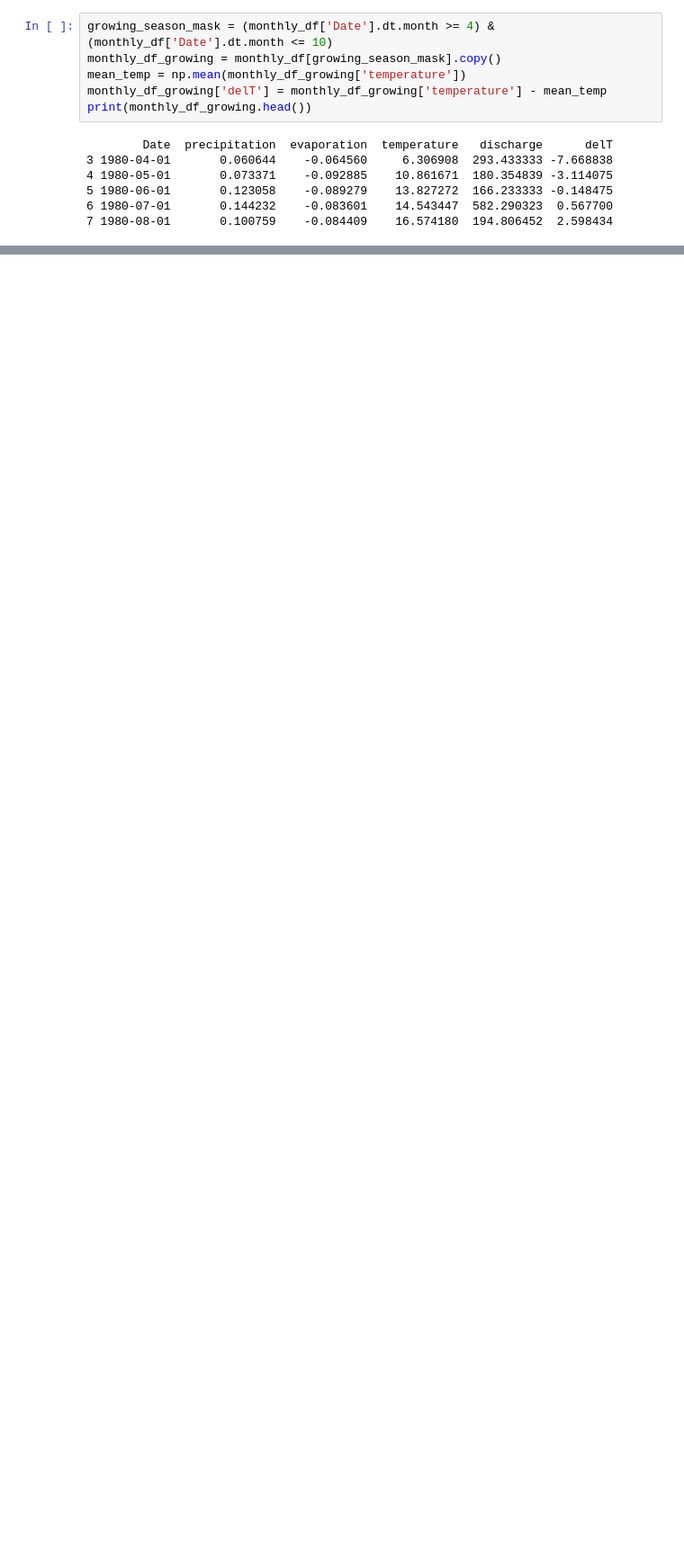
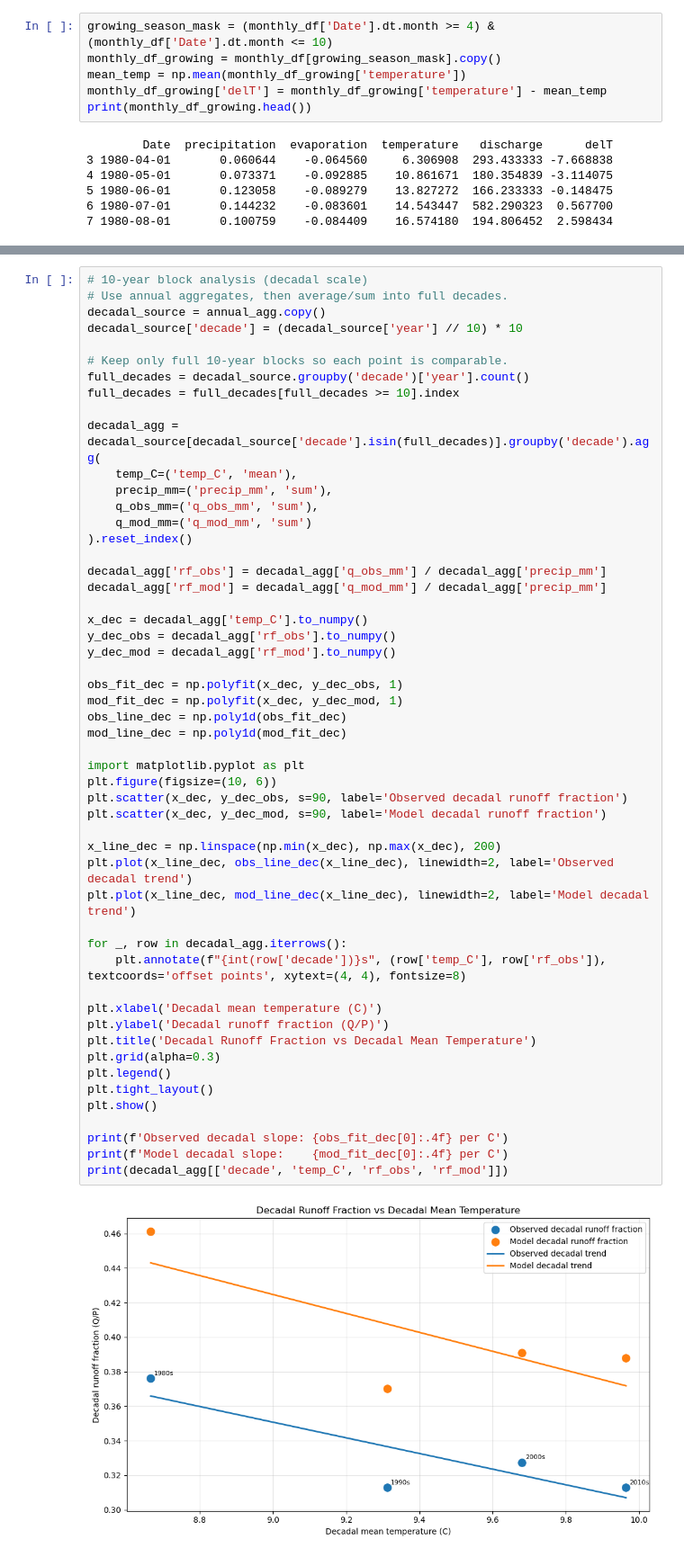
Before and after one commit to Doriswong35/teaching-materials, a Jupyter notebook: Main_project/Temp.ipynb, the cells around one changed output, grey strips where cells are left out. Shown at 90% size. Drawn from its saved outputs; the diff is of its cells as text; blank space fills up the shorter version.

```diff
--- a/Main_project/Temp.ipynb
+++ b/Main_project/Temp.ipynb
@@ -337,0 +520,54 @@ Best NSE: -0.0220
+# %%
+# 10-year block analysis (decadal scale)
+# Use annual aggregates, then average/sum into full decades.
+decadal_source = annual_agg.copy()
+decadal_source['decade'] = (decadal_source['year'] // 10) * 10
+
+# Keep only full 10-year blocks so each point is comparable.
+full_decades = decadal_source.groupby('decade')['year'].count()
+full_decades = full_decades[full_decades >= 10].index
+
+decadal_agg = decadal_source[decadal_source['decade'].isin(full_decades)].groupby('decade').agg(
+    temp_C=('temp_C', 'mean'),
+    precip_mm=('precip_mm', 'sum'),
+    q_obs_mm=('q_obs_mm', 'sum'),
+    q_mod_mm=('q_mod_mm', 'sum')
+).reset_index()
+
+decadal_agg['rf_obs'] = decadal_agg['q_obs_mm'] / decadal_agg['precip_mm']
+decadal_agg['rf_mod'] = decadal_agg['q_mod_mm'] / decadal_agg['precip_mm']
+
+x_dec = decadal_agg['temp_C'].to_numpy()
+y_dec_obs = decadal_agg['rf_obs'].to_numpy()
+y_dec_mod = decadal_agg['rf_mod'].to_numpy()
+
+obs_fit_dec = np.polyfit(x_dec, y_dec_obs, 1)
+mod_fit_dec = np.polyfit(x_dec, y_dec_mod, 1)
+obs_line_dec = np.poly1d(obs_fit_dec)
+mod_line_dec = np.poly1d(mod_fit_dec)
+
+import matplotlib.pyplot as plt
+plt.figure(figsize=(10, 6))
+plt.scatter(x_dec, y_dec_obs, s=90, label='Observed decadal runoff fraction')
+plt.scatter(x_dec, y_dec_mod, s=90, label='Model decadal runoff fraction')
+
+x_line_dec = np.linspace(np.min(x_dec), np.max(x_dec), 200)
+plt.plot(x_line_dec, obs_line_dec(x_line_dec), linewidth=2, label='Observed decadal trend')
+plt.plot(x_line_dec, mod_line_dec(x_line_dec), linewidth=2, label='Model decadal trend')
+
+for _, row in decadal_agg.iterrows():
+    plt.annotate(f"{int(row['decade'])}s", (row['temp_C'], row['rf_obs']), textcoords='offset points', xytext=(4, 4), fontsize=8)
+
+plt.xlabel('Decadal mean temperature (C)')
+plt.ylabel('Decadal runoff fraction (Q/P)')
+plt.title('Decadal Runoff Fraction vs Decadal Mean Temperature')
+plt.grid(alpha=0.3)
+plt.legend()
+plt.tight_layout()
+plt.show()
+
+print(f'Observed decadal slope: {obs_fit_dec[0]:.4f} per C')
+print(f'Model decadal slope:    {mod_fit_dec[0]:.4f} per C')
+print(decadal_agg[['decade', 'temp_C', 'rf_obs', 'rf_mod']])
+# %% [output]
+[figure, added]
```
Also changed, not shown: parts of 13 cells of this notebook, 6 other files.
